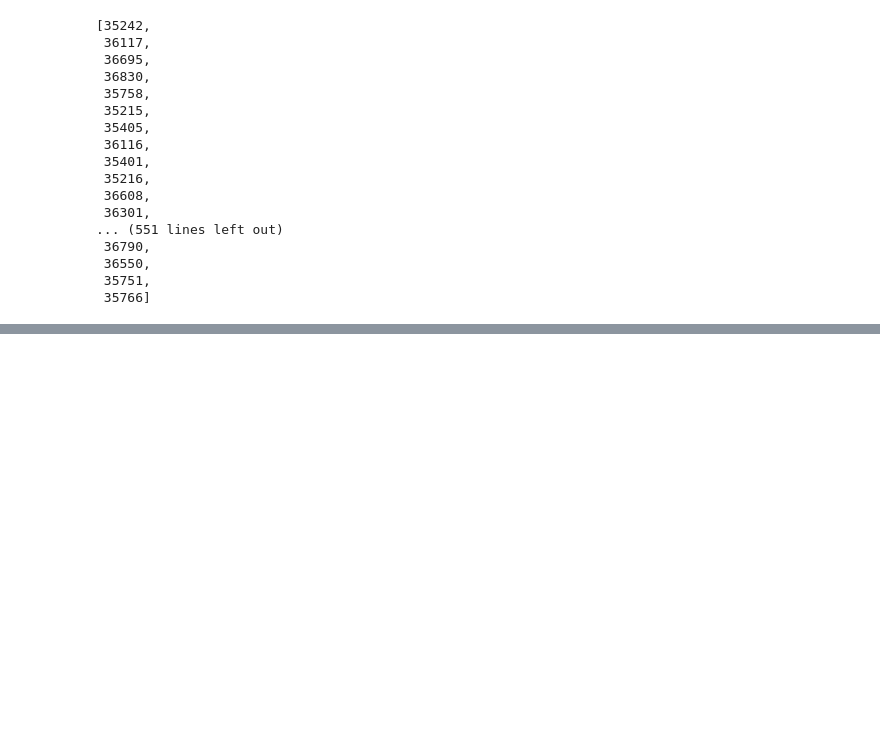
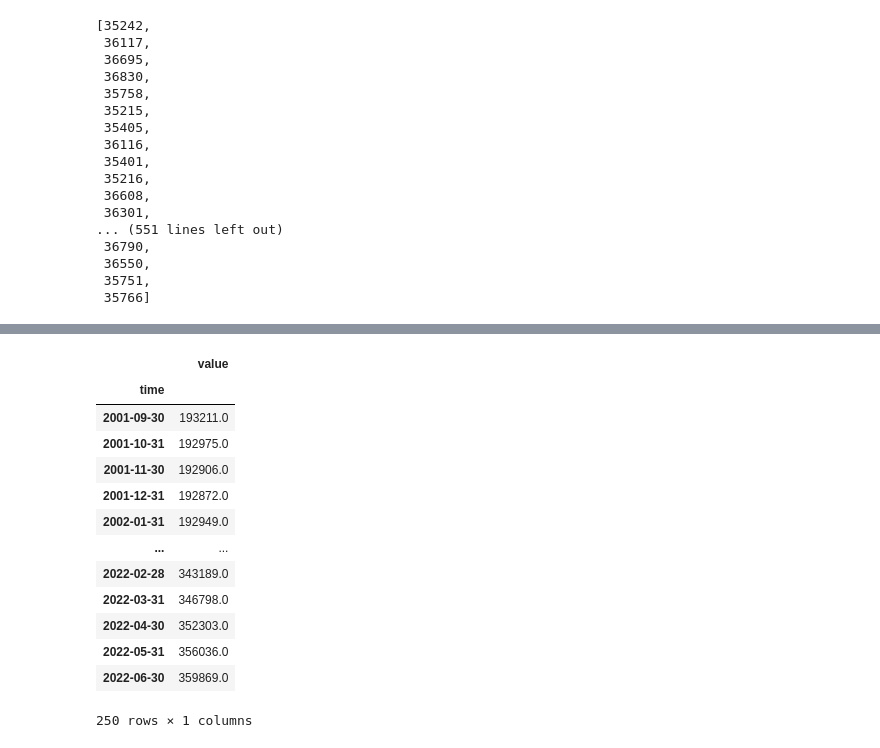
Before and after one commit to CoopaM/Real-Estate-Predictor, a Jupyter notebook: starter_notebook.ipynb, the cells around one changed output, grey strips where cells are left out. Cells and saved outputs as stored; diff of their text form; code cells hidden in the pictures; blank space fills up the shorter version.

```diff
--- a/starter_notebook.ipynb
+++ b/starter_notebook.ipynb
@@ -559 +792,20 @@ zip_list
+# %%
+zipcode = df2.loc[df2['RegionName'] == 35173]
+melted_df = melt_data(zipcode)
+melted_df
+# %% [output]
+|  | value |
+| time |  |
+| 2001-09-30 | 193211.0 |
+| 2001-10-31 | 192975.0 |
+| 2001-11-30 | 192906.0 |
+| 2001-12-31 | 192872.0 |
+| 2002-01-31 | 192949.0 |
+| ... | ... |
+| 2022-02-28 | 343189.0 |
+| 2022-03-31 | 346798.0 |
+| 2022-04-30 | 352303.0 |
+| 2022-05-31 | 356036.0 |
+| 2022-06-30 | 359869.0 |
+250 rows × 1 columns
 # %%
```
Also changed, not shown: parts of 37 cells of this notebook, 2 other files.
